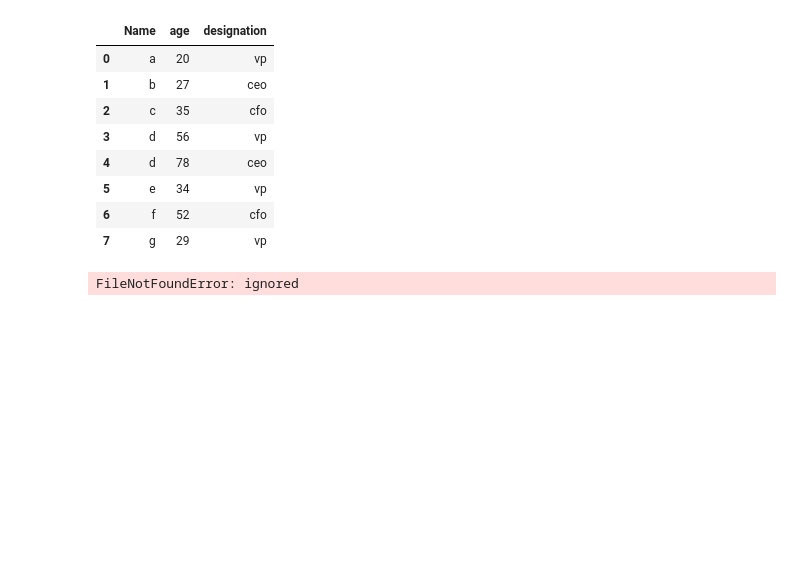
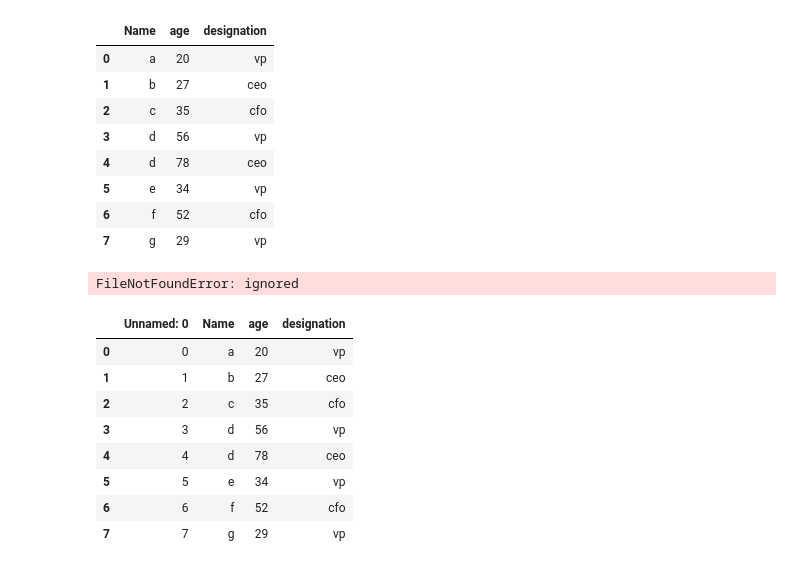
Before and after one commit to Pranjalpkamble2002/MSC_FDS_526, a Jupyter notebook: FDS_PRACT1.ipynb, the cells around one changed output. Cells and saved outputs as stored; diff of their text form; code cells hidden in the pictures; blank space fills up the shorter version.

```diff
--- a/FDS_PRACT1.ipynb
+++ b/FDS_PRACT1.ipynb
@@ -37,3 +37,16 @@ df_csv=pd.read_csv('Csv example')
 df_csv
 # %% [output]
 FileNotFoundError: ignored
+# %%
+df_csv=pd.read_csv('csv example')
+df_csv
+# %% [output]
+|  | Unnamed: 0 | Name | age | designation |
+| 0 | 0 | a | 20 | vp |
+| 1 | 1 | b | 27 | ceo |
+| 2 | 2 | c | 35 | cfo |
+| 3 | 3 | d | 56 | vp |
+| 4 | 4 | d | 78 | ceo |
+| 5 | 5 | e | 34 | vp |
+| 6 | 6 | f | 52 | cfo |
+| 7 | 7 | g | 29 | vp |
```
Also changed, not shown: parts of 1 cell of this notebook.
